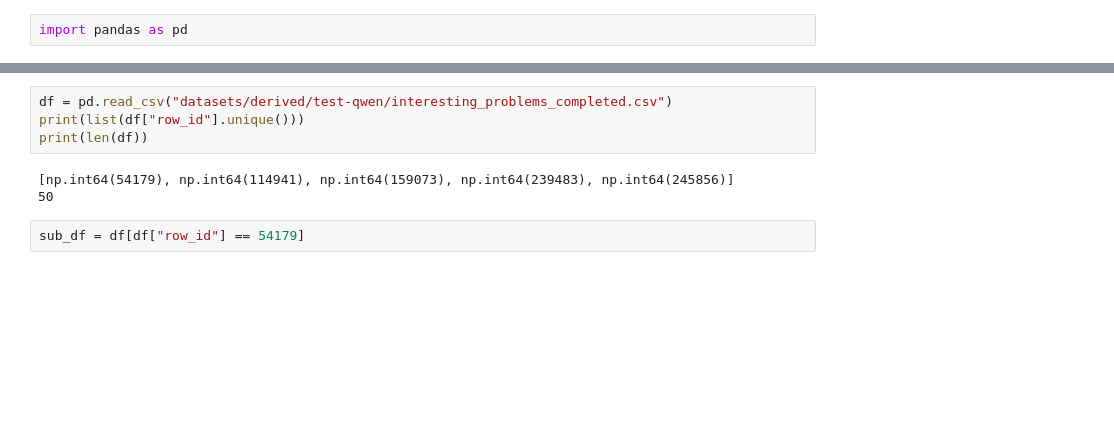
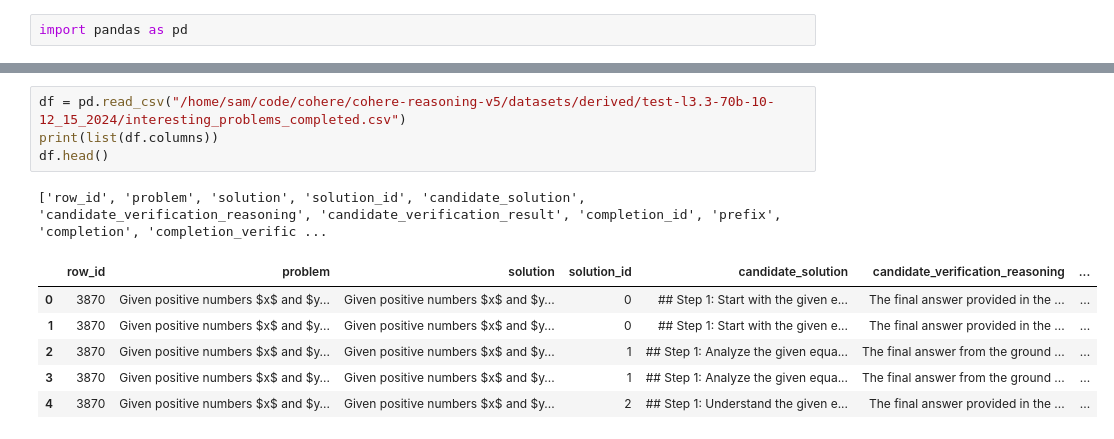
Before and after one commit to sasilver75/cohere-reasoning-v5, a Jupyter notebook: scratch.ipynb, the cells around one changed output, grey strips where cells are left out. Saved outputs shown, nothing was run; the diff lists cells and outputs as text; blank space fills up the shorter version.

```diff
--- a/scratch.ipynb
+++ b/scratch.ipynb
@@ -18,9 +40,12 @@ df.iloc[0]["candidate_solution"]
 # %%
-df = pd.read_csv("datasets/derived/test-qwen/interesting_problems_completed.csv")
-print(list(df["row_id"].unique()))
-print(len(df))
+df = pd.read_csv("/home/sam/code/cohere/cohere-reasoning-v5/datasets/derived/test-l3.3-70b-10-12_15_2024/interesting_problems_completed.csv")
+print(list(df.columns))
+df.head()
 # %% [output]
-[np.int64(54179), np.int64(114941), np.int64(159073), np.int64(239483), np.int64(245856)]
-50
+['row_id', 'problem', 'solution', 'solution_id', 'candidate_solution', 'candidate_verification_reasoning', 'candidate_verification_result', 'completion_id', 'prefix', 'completion', 'completion_verific ...
+|  | row_id | problem | solution | solution_id | candidate_solution | candidate_verification_reasoning | ... |
+| 0 | 3870 | Given positive numbers $x$ and $y... | Given positive numbers $x$ and $y... | 0 | ## Step 1: Start with the given e... | The final answer provided in the ... | ... |
+| 1 | 3870 | Given positive numbers $x$ and $y... | Given positive numbers $x$ and $y... | 0 | ## Step 1: Start with the given e... | The final answer provided in the ... | ... |
+| 2 | 3870 | Given positive numbers $x$ and $y... | Given positive numbers $x$ and $y... | 1 | ## Step 1: Analyze the given equa... | The final answer from the ground ... | ... |
+| 3 | 3870 | Given positive numbers $x$ and $y... | Given positive numbers $x$ and $y... | 1 | ## Step 1: Analyze the given equa... | The final answer from the ground ... | ... |
+| 4 | 3870 | Given positive numbers $x$ and $y... | Given positive numbers $x$ and $y... | 2 | ## Step 1: Understand the given e... | The final answer provided in the ... | ... |
-# %%
-sub_df = df[df["row_id"] == 54179]
```
Also changed, not shown: parts of 7 cells of this notebook, 12 other files.
